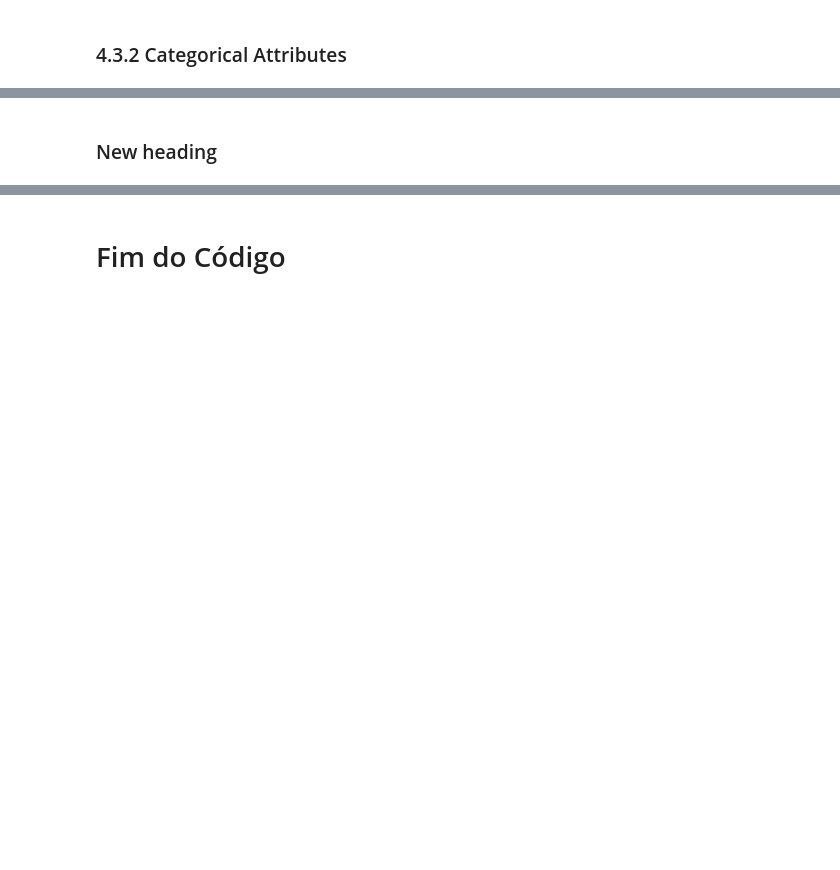
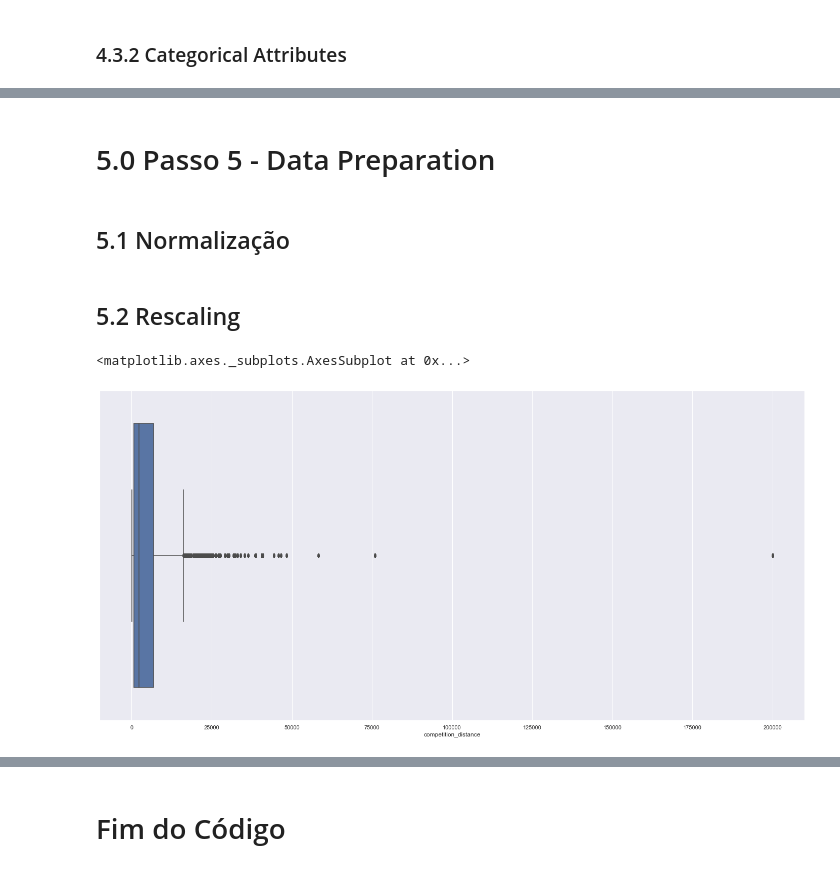
Before and after one commit to luanipiva/ds_producao_Mar21, a Jupyter notebook: m04_video1_store_sales_prediction.ipynb, the cells around one changed output, grey strips where cells are left out. Cells and saved outputs as stored; diff of their text form; code cells hidden in the pictures; blank space fills up the shorter version.

Commit message:
Rescaling

```diff
--- a/m04_video1_store_sales_prediction.ipynb
+++ b/m04_video1_store_sales_prediction.ipynb
@@ -980,2 +934,15 @@ sns.heatmap( d, annot=True )
-# %% [markdown]
-### New heading
+# %% [markdown]
+# 5.0 Passo 5 - Data Preparation
+# %%
+df5 = df4.copy()
+# %% [markdown]
+## 5.1 Normalização
+# %% [markdown]
+## 5.2 Rescaling
+# %%
+# Gráficos boxplot das variáveis para rescaling
+
+sns.boxplot(df5['competition_distance'])
+# %% [output]
+<matplotlib.axes._subplots.AxesSubplot at 0x...>
+[figure, added]
```
Also changed, not shown: parts of 15 cells of this notebook.
